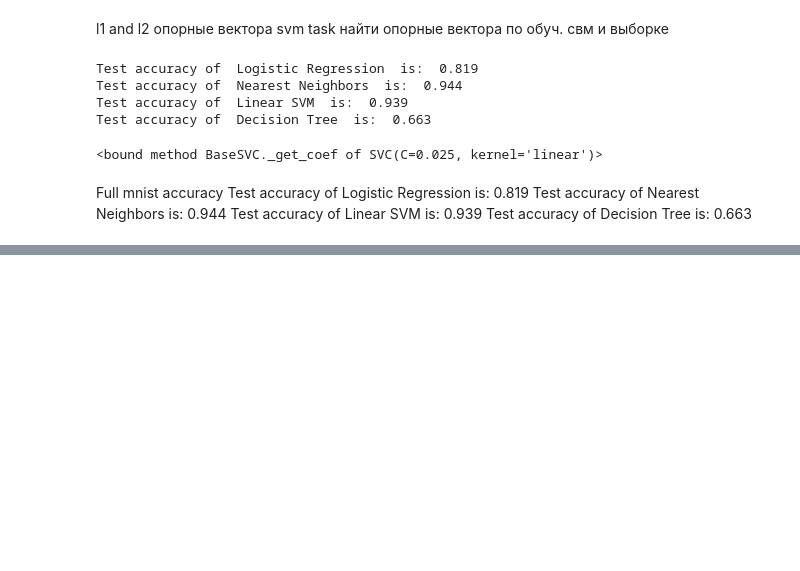
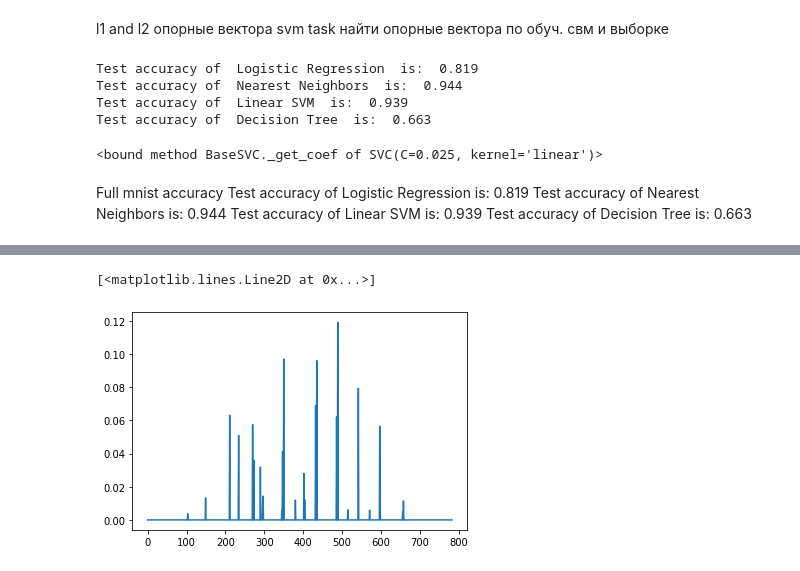
Before and after one commit to BearingBall/ML, a Jupyter notebook: 3.ipynb, the cells around one changed output, grey strips where cells are left out. Drawn from its saved outputs; the diff is of its cells as text; code cells hidden in the pictures; blank space fills up the shorter version.

```diff
--- a/3.ipynb
+++ b/3.ipynb
@@ -88,0 +171,5 @@ Test accuracy of  Decision Tree  is:  0.663
+# %%
+plt.plot(model.feature_importances_)
+# %% [output]
+[<matplotlib.lines.Line2D at 0x...>]
+[figure, added]
```
Also changed, not shown: parts of 11 cells of this notebook, 5 other files.
